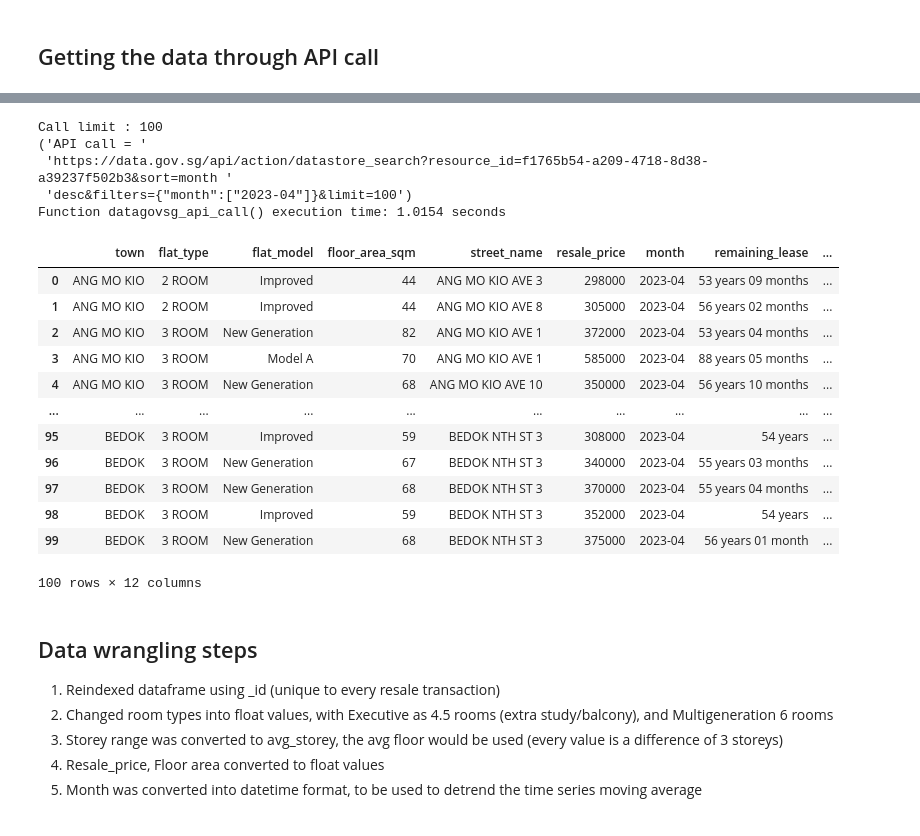
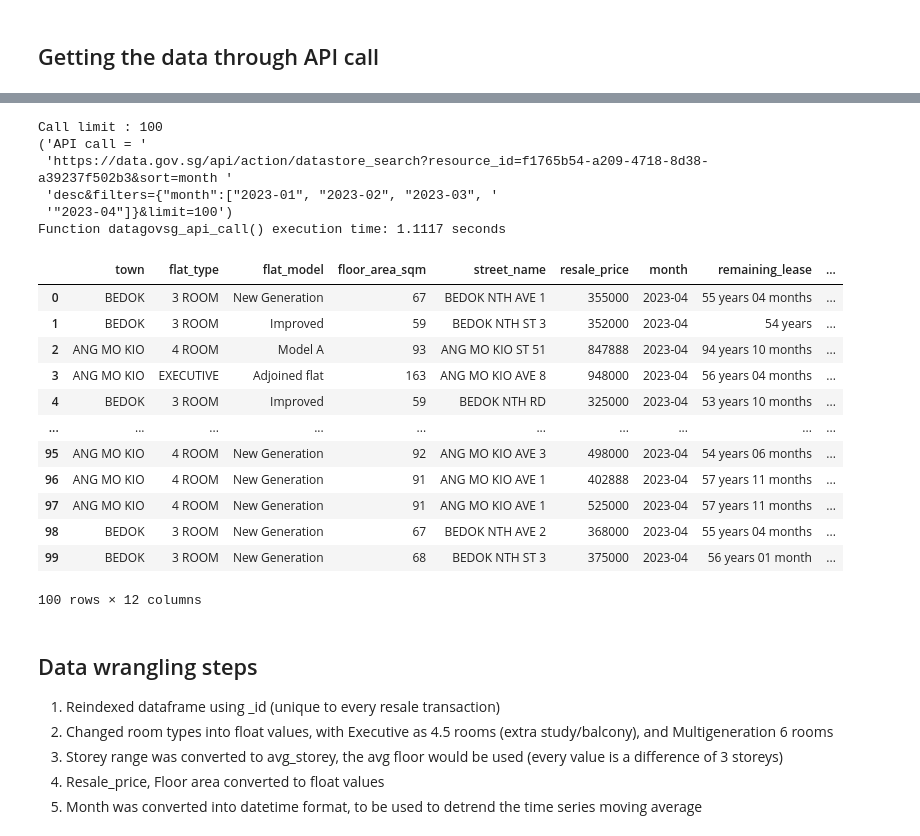
Before and after one commit to sienlonglim/ml_webapp, a Jupyter notebook: data_wrangling.ipynb, the cells around one changed output, grey strips where cells are left out. Drawn from its saved outputs; the diff is of its cells as text; code cells hidden in the pictures.

```diff
--- a/data_wrangling.ipynb
+++ b/data_wrangling.ipynb
@@ -111,28 +133,28 @@ def datagovsg_api_call(url: str, sort: str = 'month desc', limit: int = 100,
 # %%
-credentials = get_token("venv/onemap.json")
 df = datagovsg_api_call('https://data.gov.sg/api/action/datastore_search?resource_id=f1765b54-a209-4718-8d38-a39237f502b3',
                         sort='month desc',
                         limit = 100,
-                        months = [4],
+                        months = [1,2,3,4],
                         years=[2023])
 df
 # %% [output]
 Call limit : 100
 ('API call = '
  'https://data.gov.sg/api/action/datastore_search?resource_id=f1765b54-a209-4718-8d38-a39237f502b3&sort=month '
- 'desc&filters={"month":["2023-04"]}&limit=100')
-Function datagovsg_api_call() execution time: 1.0154 seconds
+ 'desc&filters={"month":["2023-01", "2023-02", "2023-03", '
+ '"2023-04"]}&limit=100')
+Function datagovsg_api_call() execution time: 1.1117 seconds
 |  | town | flat_type | flat_model | floor_area_sqm | street_name | resale_price | month | remaining_lease | ... |
-| 0 | ANG MO KIO | 2 ROOM | Improved | 44 | ANG MO KIO AVE 3 | 298000 | 2023-04 | 53 years 09 months | ... |
-| 1 | ANG MO KIO | 2 ROOM | Improved | 44 | ANG MO KIO AVE 8 | 305000 | 2023-04 | 56 years 02 months | ... |
-| 2 | ANG MO KIO | 3 ROOM | New Generation | 82 | ANG MO KIO AVE 1 | 372000 | 2023-04 | 53 years 04 months | ... |
-| 3 | ANG MO KIO | 3 ROOM | Model A | 70 | ANG MO KIO AVE 1 | 585000 | 2023-04 | 88 years 05 months | ... |
-| 4 | ANG MO KIO | 3 ROOM | New Generation | 68 | ANG MO KIO AVE 10 | 350000 | 2023-04 | 56 years 10 months | ... |
+| 0 | BEDOK | 3 ROOM | New Generation | 67 | BEDOK NTH AVE 1 | 355000 | 2023-04 | 55 years 04 months | ... |
+| 1 | BEDOK | 3 ROOM | Improved | 59 | BEDOK NTH ST 3 | 352000 | 2023-04 | 54 years | ... |
+| 2 | ANG MO KIO | 4 ROOM | Model A | 93 | ANG MO KIO ST 51 | 847888 | 2023-04 | 94 years 10 months | ... |
+| 3 | ANG MO KIO | EXECUTIVE | Adjoined flat | 163 | ANG MO KIO AVE 8 | 948000 | 2023-04 | 56 years 04 months | ... |
+| 4 | BEDOK | 3 ROOM | Improved | 59 | BEDOK NTH RD | 325000 | 2023-04 | 53 years 10 months | ... |
 | ... | ... | ... | ... | ... | ... | ... | ... | ... | ... |
-| 95 | BEDOK | 3 ROOM | Improved | 59 | BEDOK NTH ST 3 | 308000 | 2023-04 | 54 years | ... |
-| 96 | BEDOK | 3 ROOM | New Generation | 67 | BEDOK NTH ST 3 | 340000 | 2023-04 | 55 years 03 months | ... |
-| 97 | BEDOK | 3 ROOM | New Generation | 68 | BEDOK NTH ST 3 | 370000 | 2023-04 | 55 years 04 months | ... |
-| 98 | BEDOK | 3 ROOM | Improved | 59 | BEDOK NTH ST 3 | 352000 | 2023-04 | 54 years | ... |
+| 95 | ANG MO KIO | 4 ROOM | New Generation | 92 | ANG MO KIO AVE 3 | 498000 | 2023-04 | 54 years 06 months | ... |
+| 96 | ANG MO KIO | 4 ROOM | New Generation | 91 | ANG MO KIO AVE 1 | 402888 | 2023-04 | 57 years 11 months | ... |
+| 97 | ANG MO KIO | 4 ROOM | New Generation | 91 | ANG MO KIO AVE 1 | 525000 | 2023-04 | 57 years 11 months | ... |
+| 98 | BEDOK | 3 ROOM | New Generation | 67 | BEDOK NTH AVE 2 | 368000 | 2023-04 | 55 years 04 months | ... |
 | 99 | BEDOK | 3 ROOM | New Generation | 68 | BEDOK NTH ST 3 | 375000 | 2023-04 | 56 years 01 month | ... |
 100 rows × 12 columns
 # %%
```
Also changed, not shown: parts of 21 cells of this notebook.
